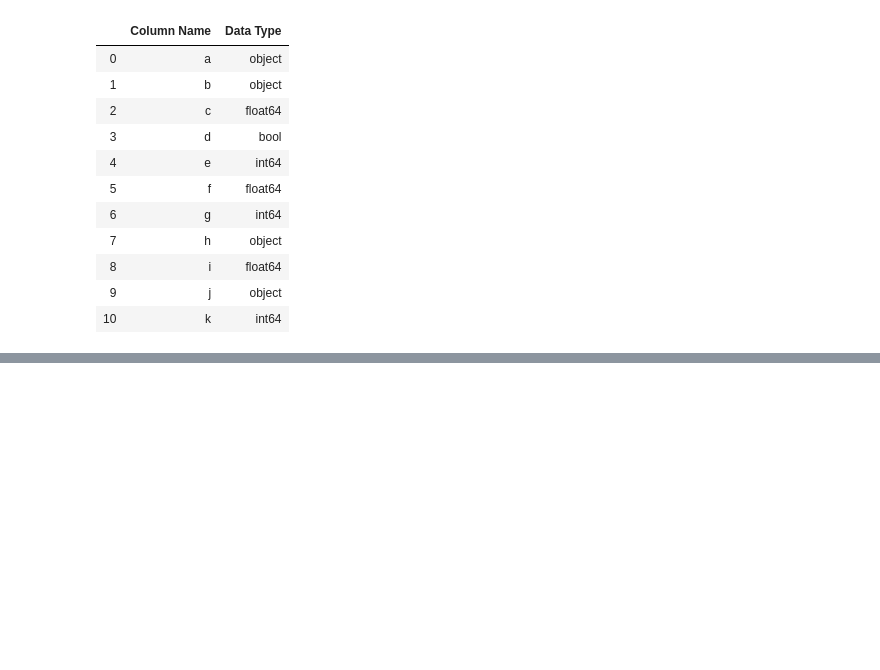
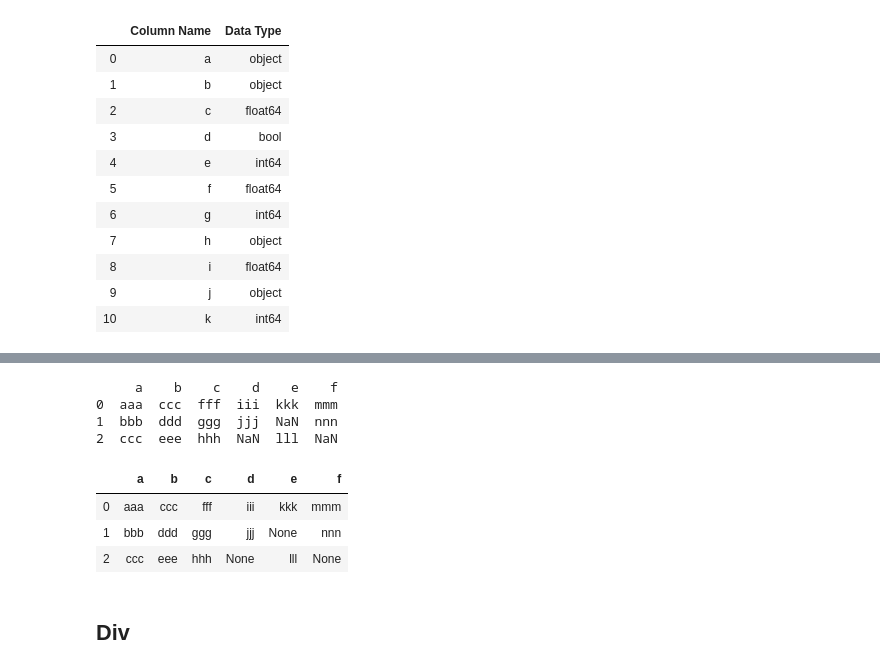
Before and after one commit to najafmurtaza/Analytica, a Jupyter notebook: Test Lib.ipynb, the cells around one changed output, grey strips where cells are left out. Cells and saved outputs as stored; diff of their text form; code cells hidden in the pictures; blank space fills up the shorter version.

```diff
--- a/Test Lib.ipynb
+++ b/Test Lib.ipynb
@@ -956,0 +1112,14 @@ alt_df.dtypes
+# %%
+print(3 * pd_df2)
+3 * alt_df2
+# %% [output]
+     a    b    c    d    e    f
+0  aaa  ccc  fff  iii  kkk  mmm
+1  bbb  ddd  ggg  jjj  NaN  nnn
+2  ccc  eee  hhh  NaN  lll  NaN
+|  | a | b | c | d | e | f |
+| 0 | aaa | ccc | fff | iii | kkk | mmm |
+| 1 | bbb | ddd | ggg | jjj | None | nnn |
+| 2 | ccc | eee | hhh | None | lll | None |
+# %% [markdown]
+## Div
```
Also changed, not shown: parts of 77 cells of this notebook, 2 other files.
